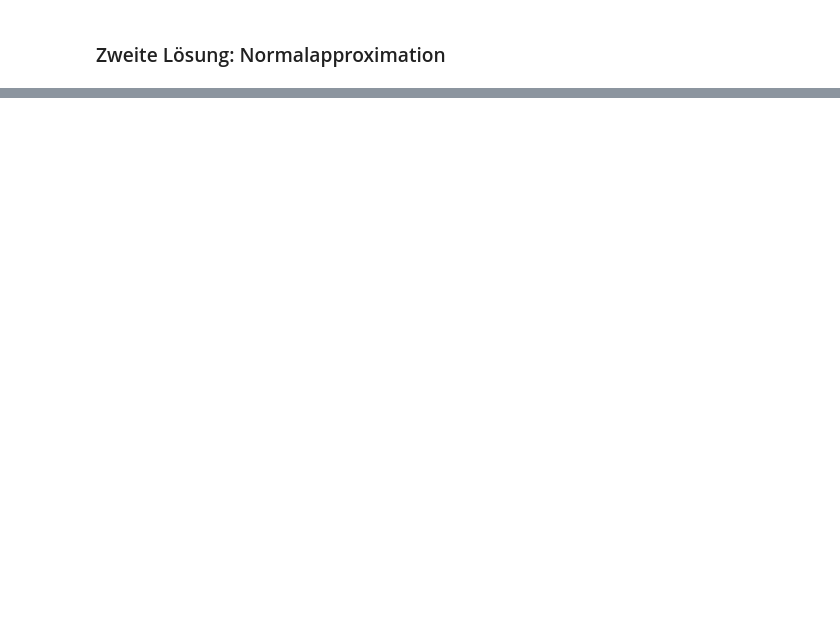
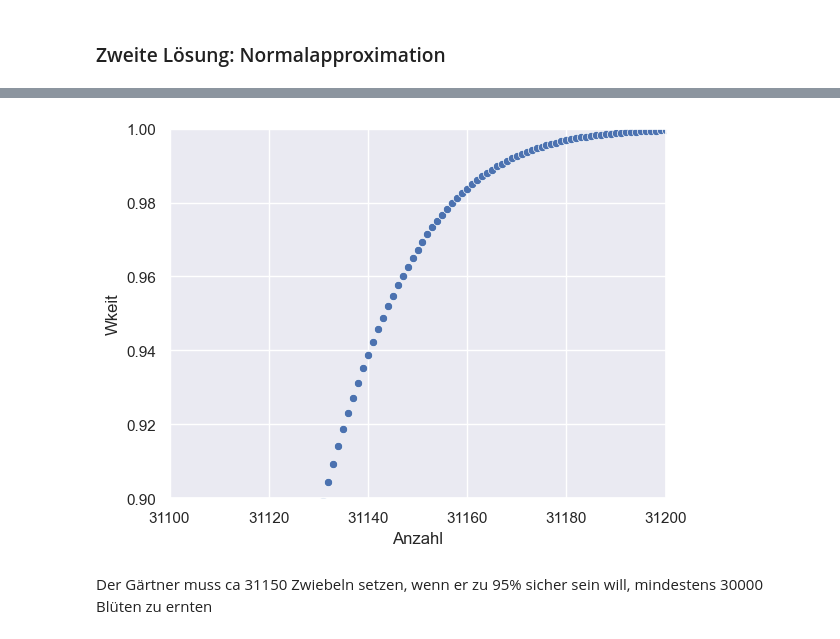
Before and after one commit to Ruediger-Braun/mfb2425, a Jupyter notebook: lektion11.ipynb, the cells around one changed output, grey strips where cells are left out. Drawn from its saved outputs; the diff is of its cells as text; code cells hidden in the pictures; blank space fills up the shorter version.

```diff
--- a/lektion11.ipynb
+++ b/lektion11.ipynb
@@ -364,0 +534,6 @@ u
+# %%
+ax.figure
+# %% [output]
+[figure, added]
+# %% [markdown]
+Der Gärtner muss ca 31150 Zwiebeln setzen, wenn er zu 95% sicher sein will, mindestens 30000 Blüten zu ernten
```
Also changed, not shown: parts of 53 cells of this notebook.
